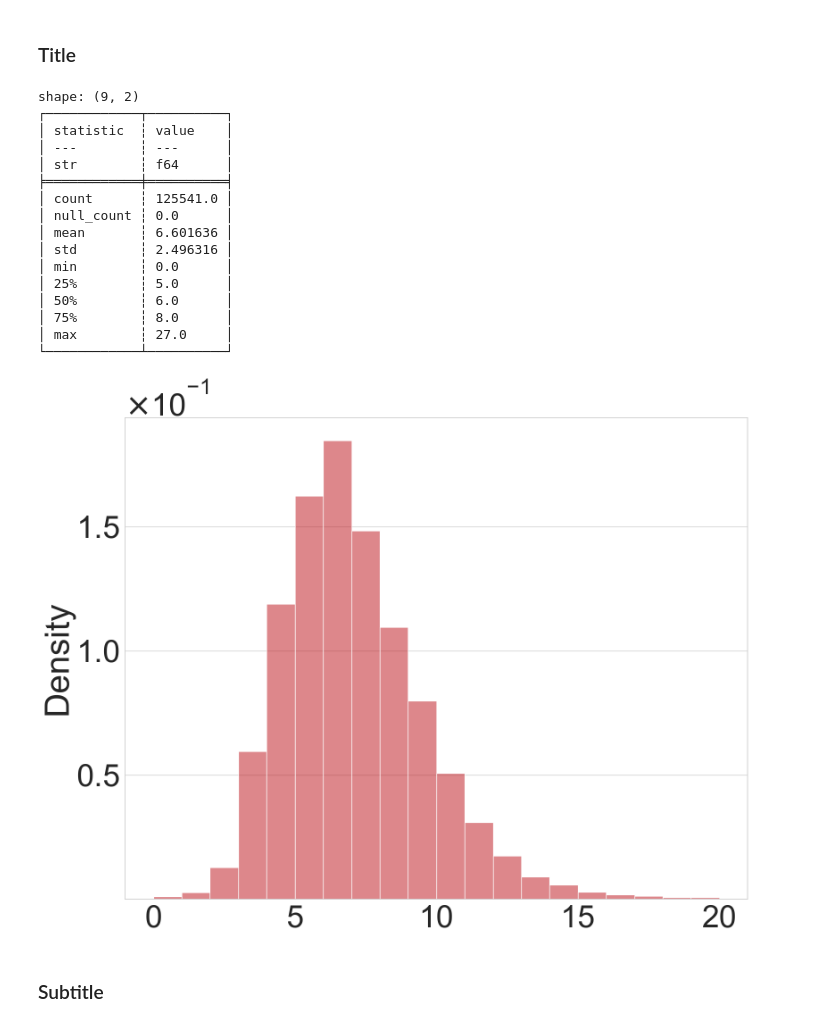
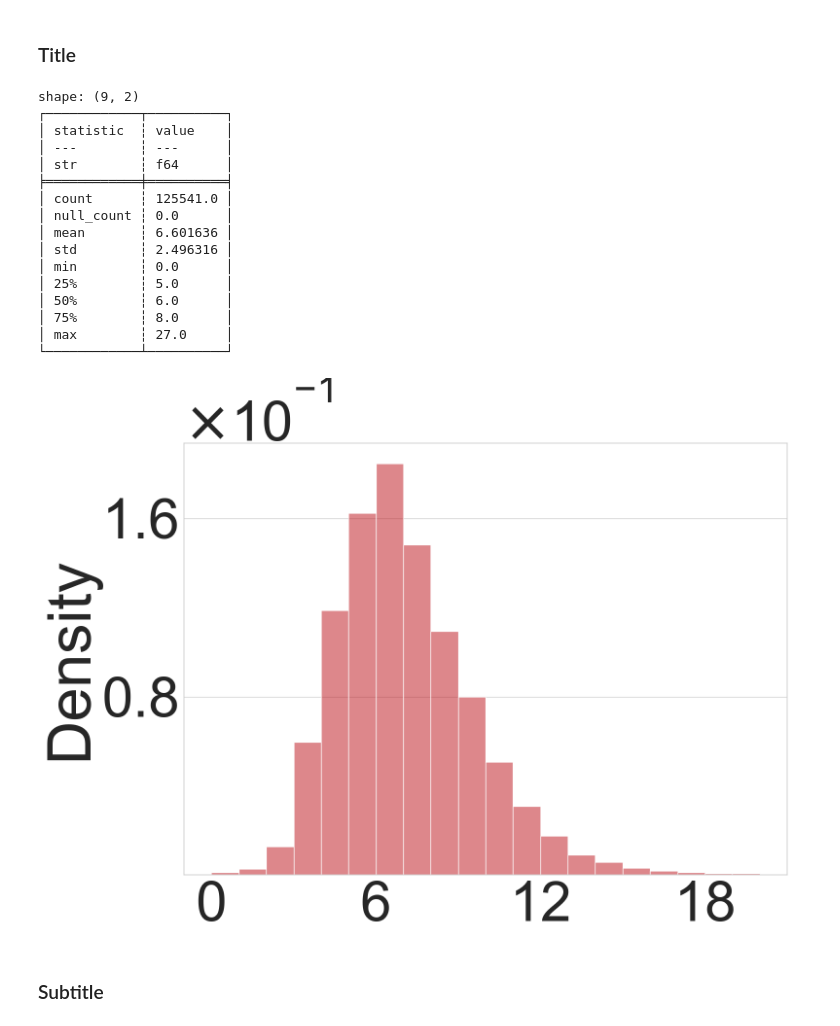
Before and after one commit to ebanalyse/ebnerd-benchmark, a Jupyter notebook: examples/01_datasets/ebnerd_descriptive_analysis.ipynb, the cells around one changed output. Cells and saved outputs as stored; diff of their text form; code cells hidden in the pictures.

Commit message:
add bigger fontsize

```diff
--- a/examples/01_datasets/ebnerd_descriptive_analysis.ipynb
+++ b/examples/01_datasets/ebnerd_descriptive_analysis.ipynb
@@ -86,7 +86,7 @@ def plot_histogram(
     plt.xlabel("")
     plt.ylabel(stat.capitalize())
     plt.ticklabel_format(style="sci", axis="y", scilimits=(0, 0))
-
+    plt.tight_layout()
     save_figure(fig, save_path=save_path)
     plt.show()
 
@@ -441,33 +441,33 @@ Test-(Train+Val) overlap: 73.19%
 # %%
 #
 print(df_articles[N_WORDS_TITLE].describe())
 plot_histogram(
     df_articles.filter(pl.col(N_WORDS_TITLE) <= 20).select(N_WORDS_TITLE),
-    num_xticks=5,
-    num_yticks=4,
-    fontsize=60,
+    num_xticks=4,
+    num_yticks=3,
+    fontsize=90,
     binwidth=1,
     column_name=N_WORDS_TITLE,
     save_path=PLOT_PATH.joinpath(N_WORDS_TITLE + ".png"),
 )
 # %% [output]
 shape: (9, 2)
 ┌────────────┬──────────┐
 │ statistic  ┆ value    │
 │ ---        ┆ ---      │
 │ str        ┆ f64      │
 ╞════════════╪══════════╡
 │ count      ┆ 125541.0 │
 │ null_count ┆ 0.0      │
 │ mean       ┆ 6.601636 │
 │ std        ┆ 2.496316 │
 │ min        ┆ 0.0      │
 │ 25%        ┆ 5.0      │
 │ 50%        ┆ 6.0      │
 │ 75%        ┆ 8.0      │
 │ max        ┆ 27.0     │
 └────────────┴──────────┘
-[figure, old version]
+[figure, new version]
 # %% [markdown]
 ### Subtitle
 # %%
```
Also changed, not shown: parts of 8 cells of this notebook, 7 other files.
